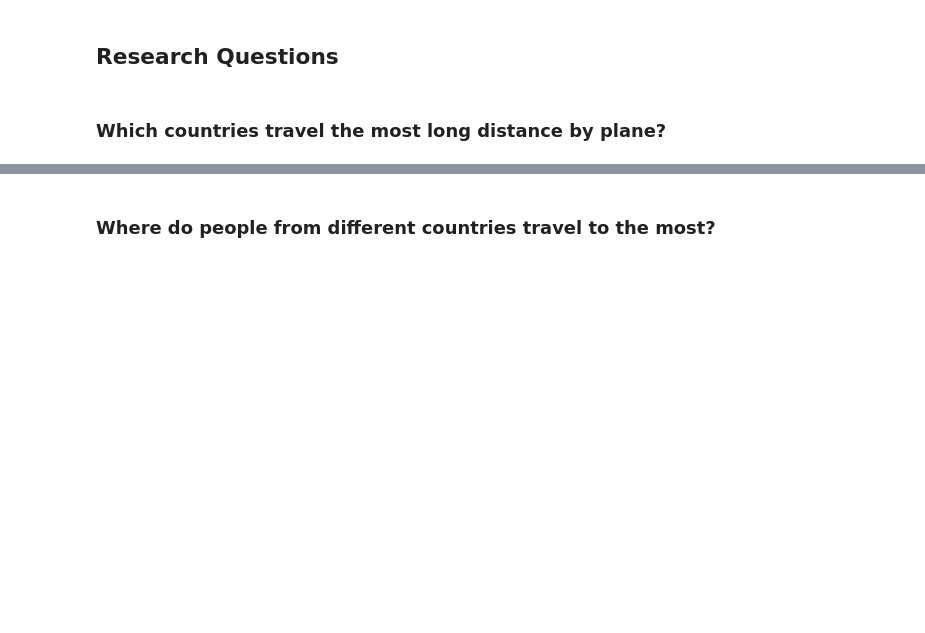
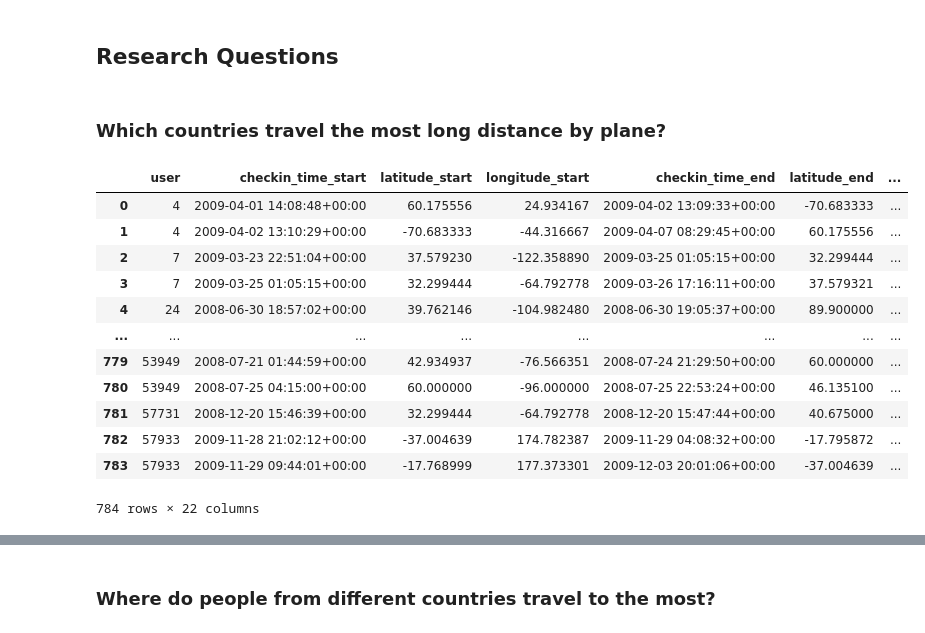
Before and after one commit to epfl-ada/ada-2020-project-milestone-p3-p3_pia, a Jupyter notebook: extension_analysis.ipynb, the cells around one changed output, grey strips where cells are left out. Drawn from its saved outputs; the diff is of its cells as text; code cells hidden in the pictures; blank space fills up the shorter version.

```diff
--- a/extension_analysis.ipynb
+++ b/extension_analysis.ipynb
@@ -770,9 +770,25 @@ travels_b.head(2)
 # travels_b.to_pickle(os.path.join(data_folder, 'travels_b.pkl'))
 # travels_g.to_pickle(os.path.join(data_folder, 'travels_g.pkl'))
 
-travels_b = pd.read_pickle(os.path.join(data_folder, 'travels_b.pkl'))
-travels_g = pd.read_pickle(os.path.join(data_folder, 'travels_b.pkl'))
+# travels_b = pd.read_pickle(os.path.join(data_folder, 'travels_b.pkl'))
+# travels_g = pd.read_pickle(os.path.join(data_folder, 'travels_g.pkl'))
 # %% [markdown]
 ## Research Questions
 # %% [markdown]
 ### Which countries travel the most long distance by plane?
+# %%
+travels_b
+# %% [output]
+|  | user | checkin_time_start | latitude_start | longitude_start | checkin_time_end | latitude_end | ... |
+| 0 | 4 | 2009-04-01 14:08:48+00:00 | 60.175556 | 24.934167 | 2009-04-02 13:09:33+00:00 | -70.683333 | ... |
+| 1 | 4 | 2009-04-02 13:10:29+00:00 | -70.683333 | -44.316667 | 2009-04-07 08:29:45+00:00 | 60.175556 | ... |
+| 2 | 7 | 2009-03-23 22:51:04+00:00 | 37.579230 | -122.358890 | 2009-03-25 01:05:15+00:00 | 32.299444 | ... |
+| 3 | 7 | 2009-03-25 01:05:15+00:00 | 32.299444 | -64.792778 | 2009-03-26 17:16:11+00:00 | 37.579321 | ... |
+| 4 | 24 | 2008-06-30 18:57:02+00:00 | 39.762146 | -104.982480 | 2008-06-30 19:05:37+00:00 | 89.900000 | ... |
+| ... | ... | ... | ... | ... | ... | ... | ... |
+| 779 | 53949 | 2008-07-21 01:44:59+00:00 | 42.934937 | -76.566351 | 2008-07-24 21:29:50+00:00 | 60.000000 | ... |
+| 780 | 53949 | 2008-07-25 04:15:00+00:00 | 60.000000 | -96.000000 | 2008-07-25 22:53:24+00:00 | 46.135100 | ... |
+| 781 | 57731 | 2008-12-20 15:46:39+00:00 | 32.299444 | -64.792778 | 2008-12-20 15:47:44+00:00 | 40.675000 | ... |
+| 782 | 57933 | 2009-11-28 21:02:12+00:00 | -37.004639 | 174.782387 | 2009-11-29 04:08:32+00:00 | -17.795872 | ... |
+| 783 | 57933 | 2009-11-29 09:44:01+00:00 | -17.768999 | 177.373301 | 2009-12-03 20:01:06+00:00 | -37.004639 | ... |
+784 rows × 22 columns
```
Also changed, not shown: parts of 1 cell of this notebook, 2 other files.
